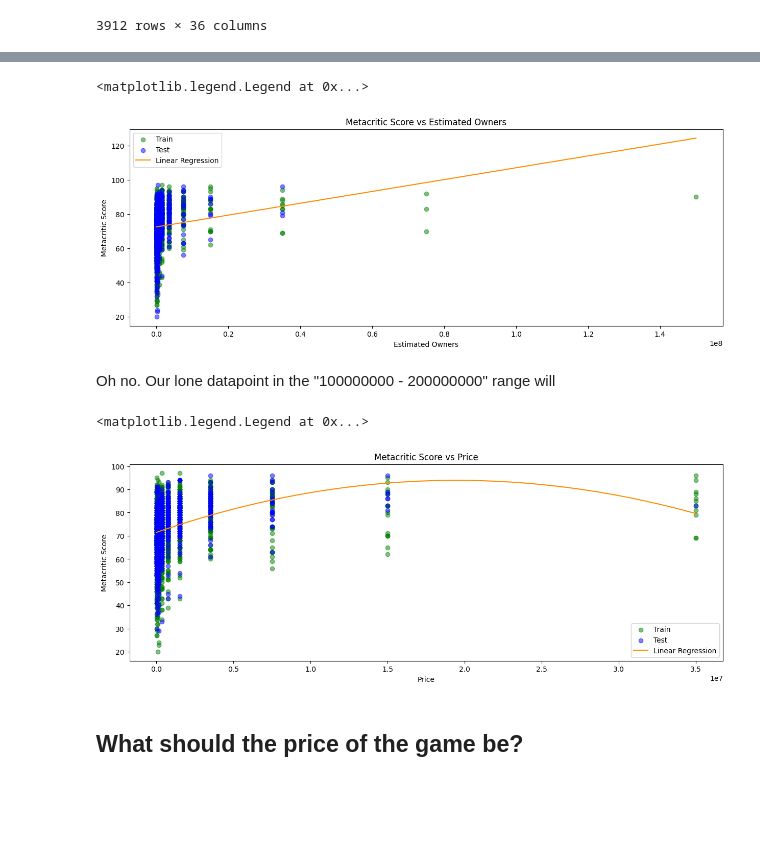
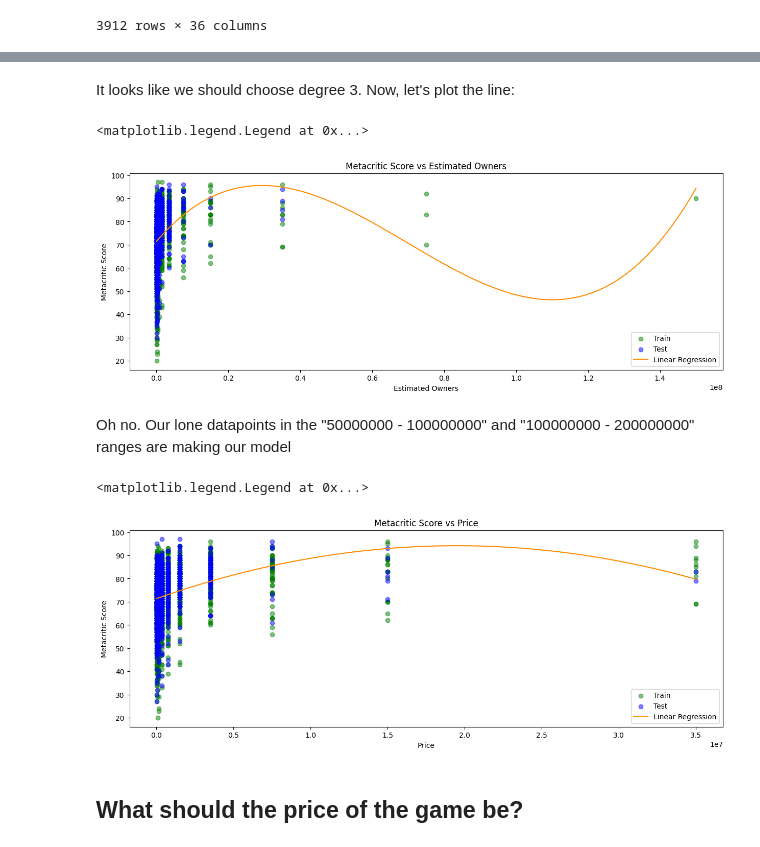
Before and after one commit to PietroPietrovski/Steam-Stat-Project, a Jupyter notebook: project.ipynb, the cells around one changed output, grey strips where cells are left out. Saved outputs shown, nothing was run; the diff lists cells and outputs as text; code cells hidden in the pictures; blank space fills up the shorter version.

```diff
--- a/project.ipynb
+++ b/project.ipynb
@@ -350,3 +333,8 @@ See the caveats in the documentation: https://pandas.pydata.org/pandas-docs/stab
 | 84088 | 1190970 | House Flipper 2 | 2023-12-14 | 150000 | 14516 | 0 | 35.99 | 1 | ... |
 | 85057 | 2680190 | Rails Across America | 2024-01-06 | 10000 | 1 | 0 | 9.99 | 0 | ... |
 3912 rows × 36 columns
+# %%
+df["Estimated Revenue"] = df["Estimated owners"] * df["Price"]
+df = df[df["Estimated Revenue"] < 0.5e9]
+plt.scatter(df["Estimated Revenue"], df["Metacritic score"])
+# plt.scatter(df["Metacritic score"], df["Estimated Revenue"])
@@ -352,0 +371,16 @@ See the caveats in the documentation: https://pandas.pydata.org/pandas-docs/stab
+# %%
+X_raw = df[["Estimated owners"]]
+Y_raw = df[["Metacritic score"]]
+
+max_degree = 10
+
+X_train, X_test, Y_train, Y_test, models = try_models(X_raw, Y_raw, max_degree)
+
+errors = [models[i]["Error"] for i in range(1, max_degree+1)]
+
+fig, axes = plt.subplots(1, 1, figsize=(10, 5))
+axes.plot(range(1, max_degree+1), errors)
+axes.set_title("Linear Regression Error vs Polynomial Degree")
+axes.set_xlabel("Polynomial Degree")
+axes.set_xticks(range(0, max_degree+1))
+axes.set_ylabel("Mean-Squared Error")
@@ -353,38 +390,26 @@ See the caveats in the documentation: https://pandas.pydata.org/pandas-docs/stab
+# %% [markdown]
+It looks like we should choose degree 3. Now, let's plot the line:
 # %%
-from sklearn.linear_model import ElasticNet
-from sklearn.preprocessing import PolynomialFeatures, MinMaxScaler
-from sklearn.pipeline import make_pipeline
-from sklearn.model_selection import train_test_split
-
-X_raw = df[["Estimated owners"]]
-Y_raw = df[["Metacritic score"]]
-
-X_train, X_test, Y_train, Y_test = train_test_split(X_raw, Y_raw)
-
-poly = PolynomialFeatures(degree=1)
-
-model = make_pipeline(poly, ElasticNet(alpha=0.01))
-model.fit(X_train, Y_train)
-
-# Generate a dense grid for plotting
+# Generate a dense grid for plotting purposes
 X_dense = np.linspace(X_train.min(), X_train.max(), 400).reshape(-1, 1)
 
 # Predict on the dense grid for smooth plotting
-Y_dense_pred = model.predict(X_dense)
+Y_dense_pred = (models[3]["Model"]).predict(X_dense)
 
+# Formatting the plot
 fig, axes = plt.subplots(1, 1, figsize=(15, 5))
 axes.scatter(X_train, Y_train, color='green', label='Train', alpha=0.5)
 axes.scatter(X_test, Y_test, color='blue', label='Test', alpha=0.5)
 axes.plot(X_dense, Y_dense_pred, color='darkorange', label='Linear Regression')
 axes.set_title('Metacritic Score vs Estimated Owners')
 axes.set_xlabel('Estimated Owners')
 axes.set_ylabel('Metacritic Score')
 axes.legend()
 # %% [output]
 <matplotlib.legend.Legend at 0x...>
-[figure, old version]
+[figure, new version]
 # %% [markdown]
-Oh no. Our lone datapoint in the "100000000 - 200000000" range will
+Oh no. Our lone datapoints in the "50000000 - 100000000" and "100000000 - 200000000" ranges are making our model
 # %%
 df = df[(df["Estimated owners"] != 150000000) & (df["Estimated owners"] !=  75000000)]
 
@@ -415,7 +440,7 @@ axes.set_ylabel('Metacritic Score')
 axes.legend()
 # %% [output]
 <matplotlib.legend.Legend at 0x...>
-[figure, old version]
+[figure, new version]
 # %% [markdown]
 ## What should the price of the game be?
 # %%
```
Also changed, not shown: parts of 13 cells of this notebook.
